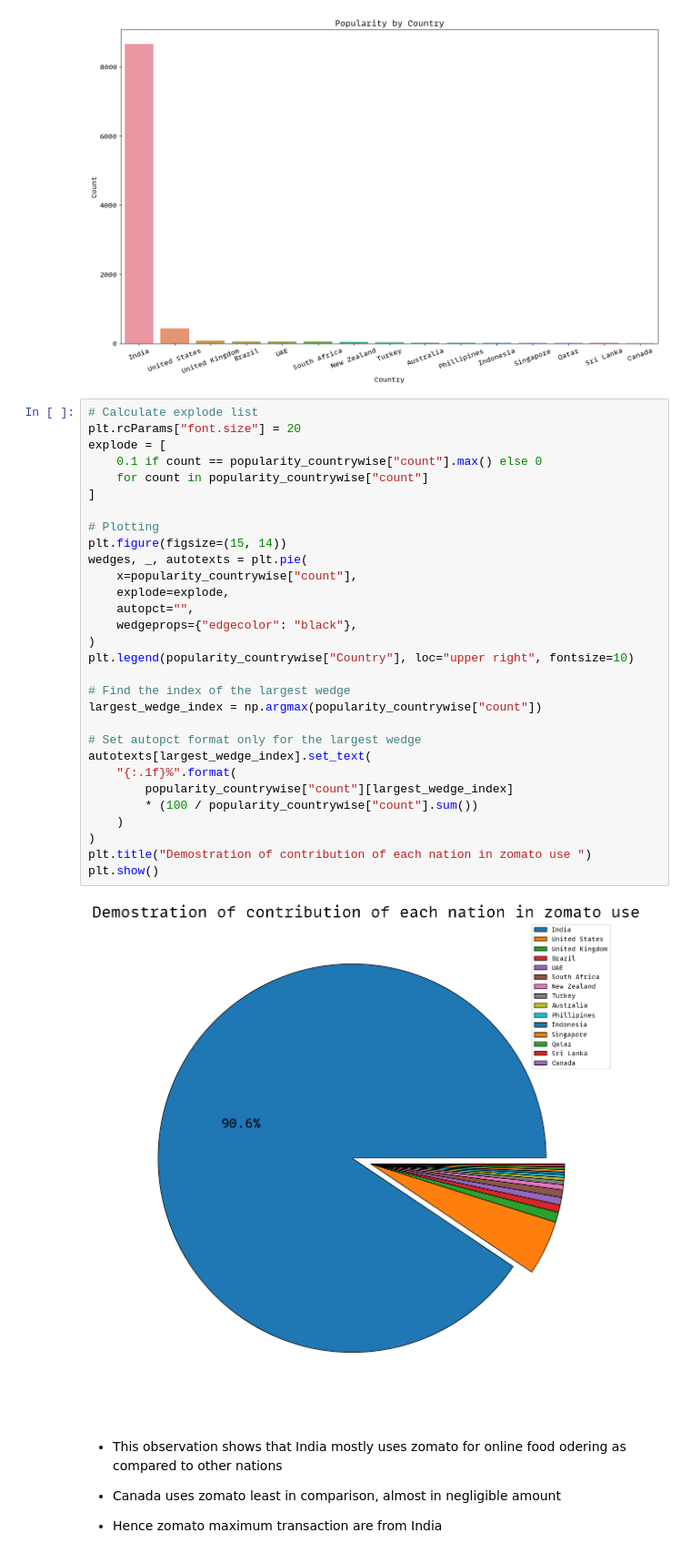
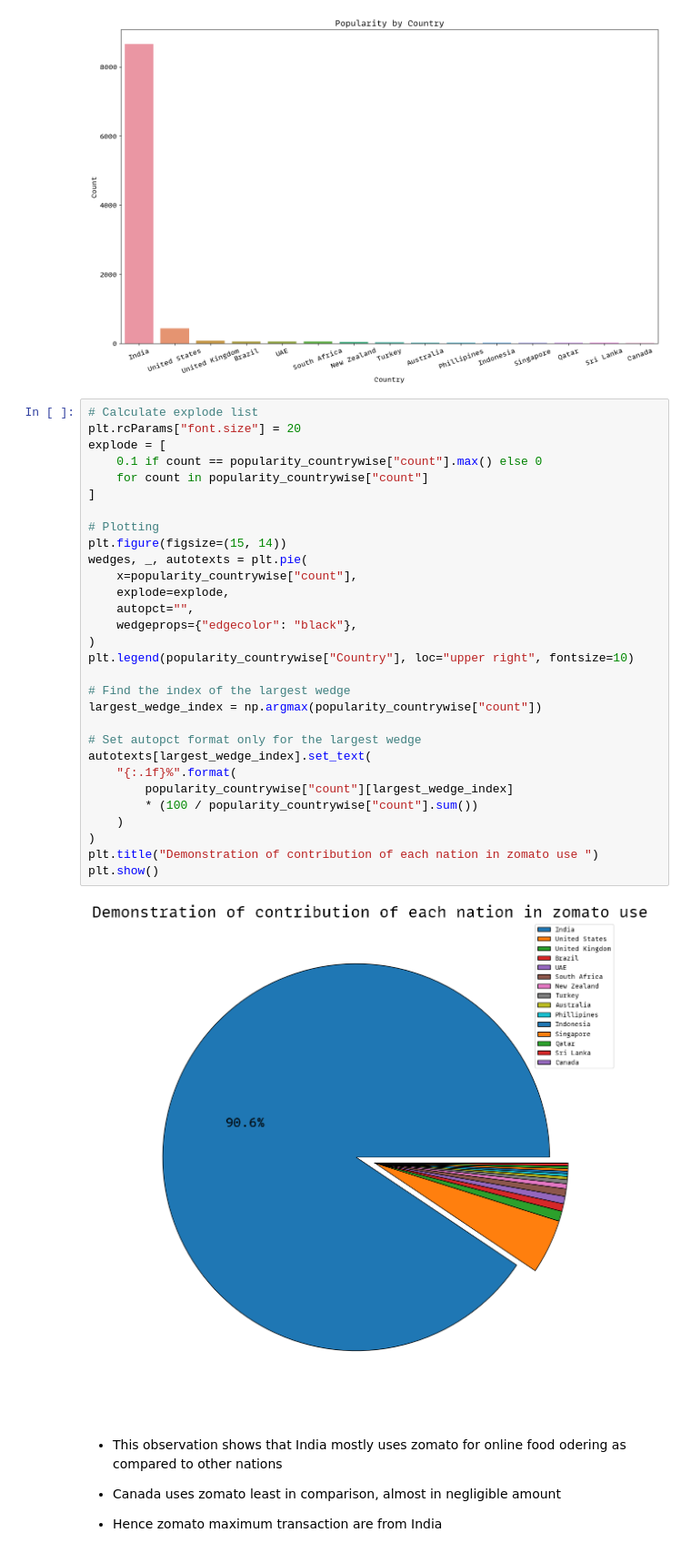
Before and after one commit to karkiayush/zomato_dataset_eda, a Jupyter notebook: analysis.ipynb, the cells around one changed output. Shown: that part at 91% size. Drawn from its saved outputs; the diff is of its cells as text.

```diff
--- a/analysis.ipynb
+++ b/analysis.ipynb
@@ -245,35 +245,35 @@ plt.show()
 # %%
 # Calculate explode list
 plt.rcParams["font.size"] = 20
 explode = [
     0.1 if count == popularity_countrywise["count"].max() else 0
     for count in popularity_countrywise["count"]
 ]
 
 # Plotting
 plt.figure(figsize=(15, 14))
 wedges, _, autotexts = plt.pie(
     x=popularity_countrywise["count"],
     explode=explode,
     autopct="",
     wedgeprops={"edgecolor": "black"},
 )
 plt.legend(popularity_countrywise["Country"], loc="upper right", fontsize=10)
 
 # Find the index of the largest wedge
 largest_wedge_index = np.argmax(popularity_countrywise["count"])
 
 # Set autopct format only for the largest wedge
 autotexts[largest_wedge_index].set_text(
     "{:.1f}%".format(
         popularity_countrywise["count"][largest_wedge_index]
         * (100 / popularity_countrywise["count"].sum())
     )
 )
-plt.title("Demostration of contribution of each nation in zomato use ")
+plt.title("Demonstration of contribution of each nation in zomato use ")
 plt.show()
 # %% [output]
-[figure, old version]
+[figure, new version]
 # %% [markdown]
 - This observation shows that India mostly uses zomato for online food odering as compared to other nations
 
```
Also changed, not shown: parts of 2 cells of this notebook.
